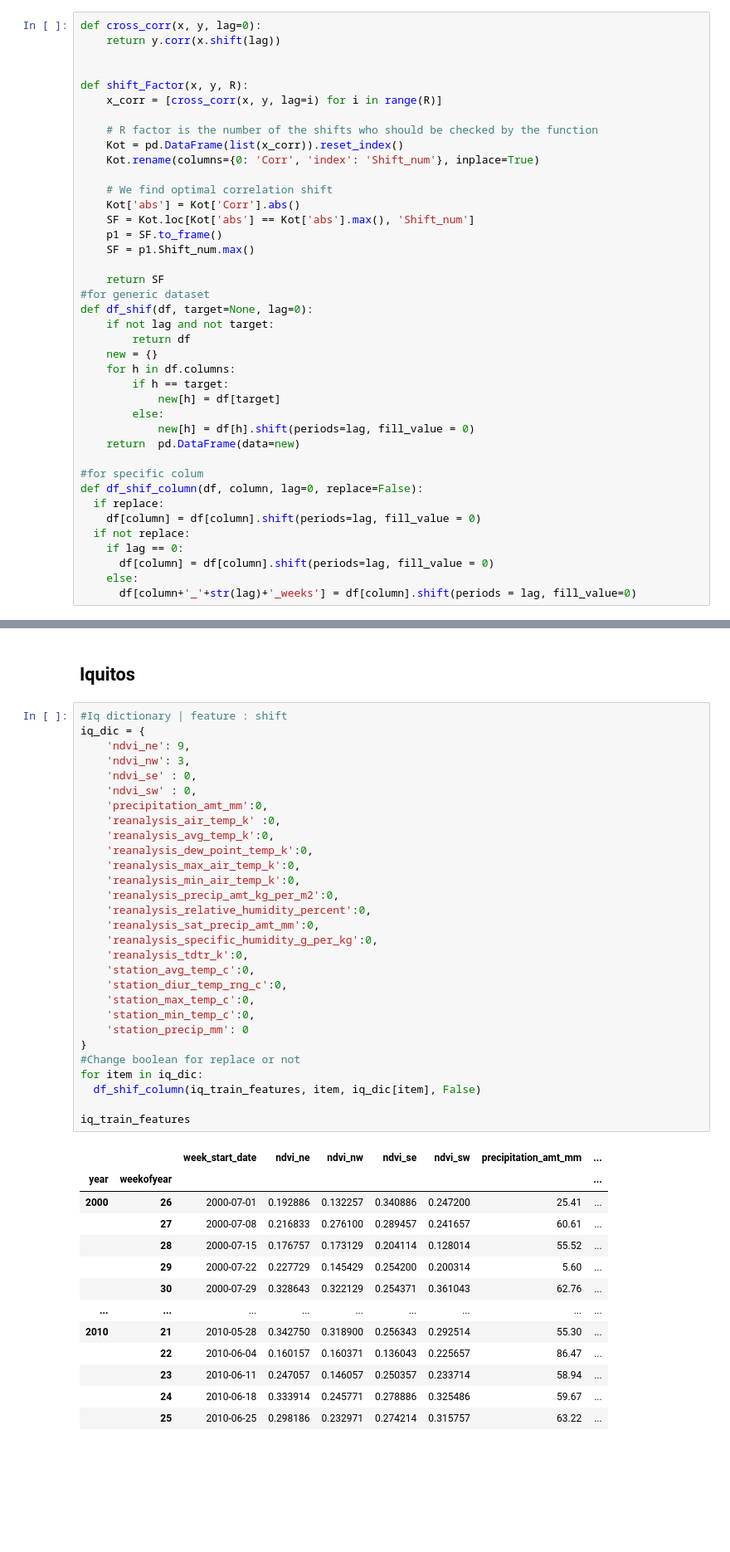
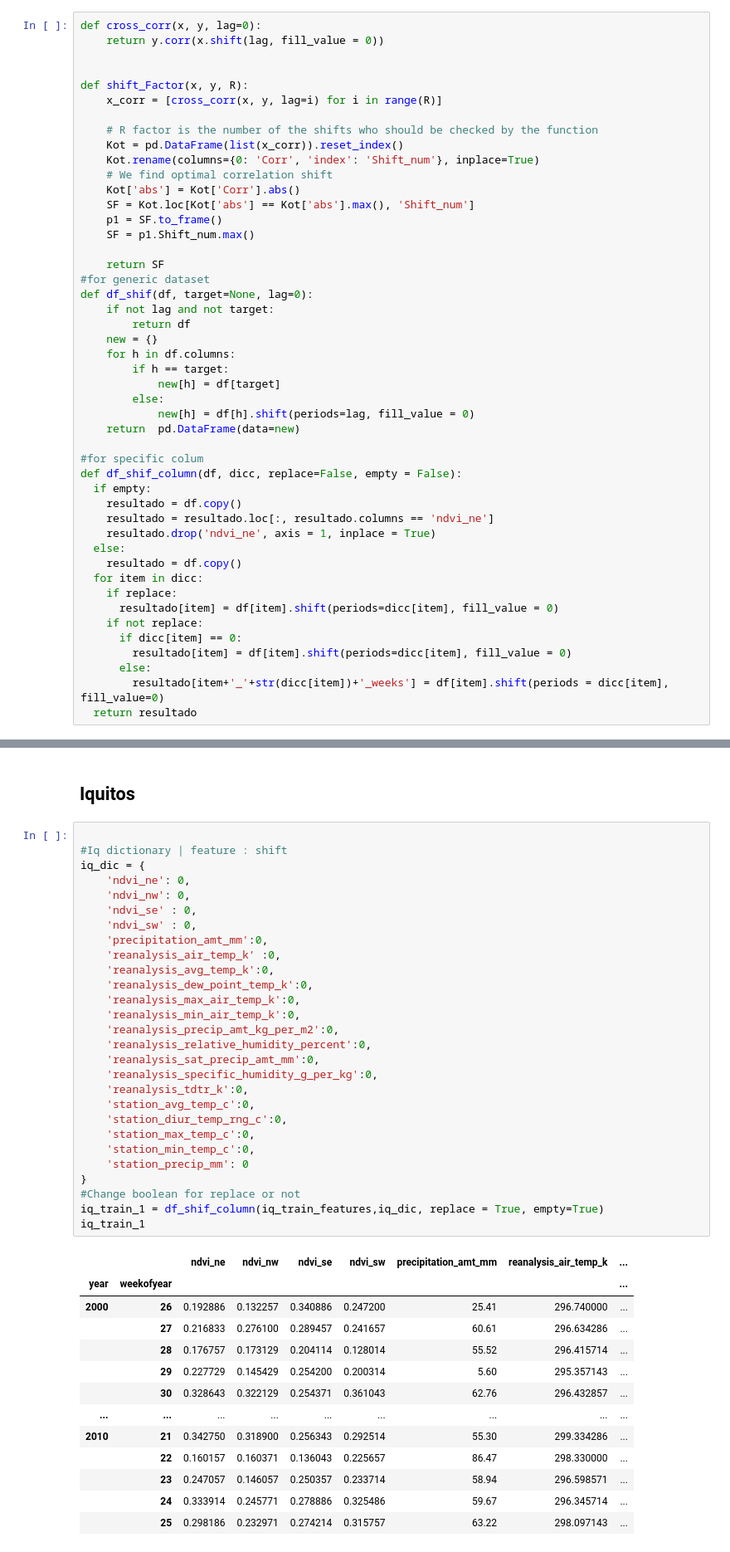
Before and after one commit to eduardez/Machine-Learning-ESI, a Jupyter notebook: Dengue_Task2_FINAL.ipynb, the cells around one changed output, grey strips where cells are left out. Shown: that part at 83% size. Drawn from its saved outputs; the diff is of its cells as text; blank space fills up the shorter version.

```diff
--- a/Dengue_Task2_FINAL.ipynb
+++ b/Dengue_Task2_FINAL.ipynb
@@ -58,7 +58,7 @@ iq_train_features.fillna(method='ffill', inplace=True)
 # Data shift
 # %%
 def cross_corr(x, y, lag=0):
-    return y.corr(x.shift(lag))
+    return y.corr(x.shift(lag, fill_value = 0))
 
 
 def shift_Factor(x, y, R):
@@ -67,7 +67,6 @@ def shift_Factor(x, y, R):
     # R factor is the number of the shifts who should be checked by the function
     Kot = pd.DataFrame(list(x_corr)).reset_index()
     Kot.rename(columns={0: 'Corr', 'index': 'Shift_num'}, inplace=True)
-
     # We find optimal correlation shift
     Kot['abs'] = Kot['Corr'].abs()
     SF = Kot.loc[Kot['abs'] == Kot['abs'].max(), 'Shift_num']
@@ -88,11 +87,19 @@ def df_shif(df, target=None, lag=0):
     return  pd.DataFrame(data=new)
 
 #for specific colum
-def df_shif_column(df, column, lag=0, replace=False):
-  if replace:
-    df[column] = df[column].shift(periods=lag, fill_value = 0)
-  if not replace:
-    if lag == 0:
-      df[column] = df[column].shift(periods=lag, fill_value = 0)
-    else:
-      df[column+'_'+str(lag)+'_weeks'] = df[column].shift(periods = lag, fill_value=0)
+def df_shif_column(df, dicc, replace=False, empty = False):
+  if empty:
+    resultado = df.copy()
+    resultado = resultado.loc[:, resultado.columns == 'ndvi_ne']
+    resultado.drop('ndvi_ne', axis = 1, inplace = True)
+  else:
+    resultado = df.copy()
+  for item in dicc:
+    if replace:
+      resultado[item] = df[item].shift(periods=dicc[item], fill_value = 0)
+    if not replace:
+      if dicc[item] == 0:
+        resultado[item] = df[item].shift(periods=dicc[item], fill_value = 0)
+      else:
+        resultado[item+'_'+str(dicc[item])+'_weeks'] = df[item].shift(periods = dicc[item], fill_value=0)
+  return resultado
@@ -145,45 +239,44 @@ sj_train_features
 # %% [markdown]
 ## Iquitos
 # %%
+
 #Iq dictionary | feature : shift
 iq_dic = {
-    'ndvi_ne': 9,
-    'ndvi_nw': 3,
+    'ndvi_ne': 0,
+    'ndvi_nw': 0,
     'ndvi_se' : 0,
     'ndvi_sw' : 0,
     'precipitation_amt_mm':0,
     'reanalysis_air_temp_k' :0,
     'reanalysis_avg_temp_k':0,
     'reanalysis_dew_point_temp_k':0,
     'reanalysis_max_air_temp_k':0,
     'reanalysis_min_air_temp_k':0,
     'reanalysis_precip_amt_kg_per_m2':0,
     'reanalysis_relative_humidity_percent':0,
     'reanalysis_sat_precip_amt_mm':0,
     'reanalysis_specific_humidity_g_per_kg':0,
     'reanalysis_tdtr_k':0,
     'station_avg_temp_c':0,
     'station_diur_temp_rng_c':0,
     'station_max_temp_c':0,
     'station_min_temp_c':0,
     'station_precip_mm': 0
 }
 #Change boolean for replace or not
-for item in iq_dic:
-  df_shif_column(iq_train_features, item, iq_dic[item], False)
-
-iq_train_features
+iq_train_1 = df_shif_column(iq_train_features,iq_dic, replace = True, empty=True)
+iq_train_1
 # %% [output]
-|  |  | week_start_date | ndvi_ne | ndvi_nw | ndvi_se | ndvi_sw | precipitation_amt_mm | ... |
+|  |  | ndvi_ne | ndvi_nw | ndvi_se | ndvi_sw | precipitation_amt_mm | reanalysis_air_temp_k | ... |
 | year | weekofyear |  |  |  |  |  |  | ... |
-| 2000 | 26 | 2000-07-01 | 0.192886 | 0.132257 | 0.340886 | 0.247200 | 25.41 | ... |
-|  | 27 | 2000-07-08 | 0.216833 | 0.276100 | 0.289457 | 0.241657 | 60.61 | ... |
-|  | 28 | 2000-07-15 | 0.176757 | 0.173129 | 0.204114 | 0.128014 | 55.52 | ... |
-|  | 29 | 2000-07-22 | 0.227729 | 0.145429 | 0.254200 | 0.200314 | 5.60 | ... |
-|  | 30 | 2000-07-29 | 0.328643 | 0.322129 | 0.254371 | 0.361043 | 62.76 | ... |
+| 2000 | 26 | 0.192886 | 0.132257 | 0.340886 | 0.247200 | 25.41 | 296.740000 | ... |
+|  | 27 | 0.216833 | 0.276100 | 0.289457 | 0.241657 | 60.61 | 296.634286 | ... |
+|  | 28 | 0.176757 | 0.173129 | 0.204114 | 0.128014 | 55.52 | 296.415714 | ... |
+|  | 29 | 0.227729 | 0.145429 | 0.254200 | 0.200314 | 5.60 | 295.357143 | ... |
+|  | 30 | 0.328643 | 0.322129 | 0.254371 | 0.361043 | 62.76 | 296.432857 | ... |
 | ... | ... | ... | ... | ... | ... | ... | ... | ... |
-| 2010 | 21 | 2010-05-28 | 0.342750 | 0.318900 | 0.256343 | 0.292514 | 55.30 | ... |
-|  | 22 | 2010-06-04 | 0.160157 | 0.160371 | 0.136043 | 0.225657 | 86.47 | ... |
-|  | 23 | 2010-06-11 | 0.247057 | 0.146057 | 0.250357 | 0.233714 | 58.94 | ... |
-|  | 24 | 2010-06-18 | 0.333914 | 0.245771 | 0.278886 | 0.325486 | 59.67 | ... |
-|  | 25 | 2010-06-25 | 0.298186 | 0.232971 | 0.274214 | 0.315757 | 63.22 | ... |
+| 2010 | 21 | 0.342750 | 0.318900 | 0.256343 | 0.292514 | 55.30 | 299.334286 | ... |
+|  | 22 | 0.160157 | 0.160371 | 0.136043 | 0.225657 | 86.47 | 298.330000 | ... |
+|  | 23 | 0.247057 | 0.146057 | 0.250357 | 0.233714 | 58.94 | 296.598571 | ... |
+|  | 24 | 0.333914 | 0.245771 | 0.278886 | 0.325486 | 59.67 | 296.345714 | ... |
+|  | 25 | 0.298186 | 0.232971 | 0.274214 | 0.315757 | 63.22 | 298.097143 | ... |
```
Also changed, not shown: parts of 21 cells of this notebook.
